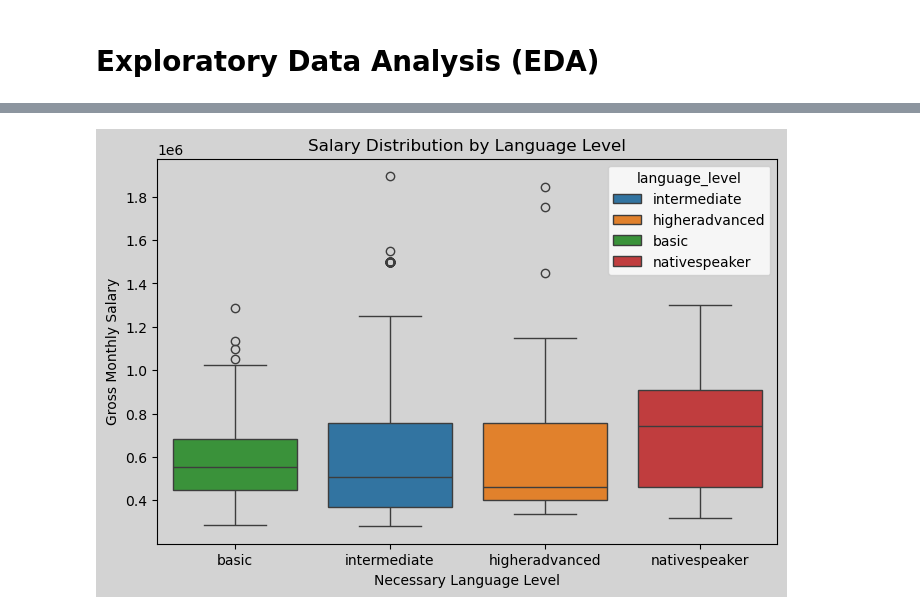
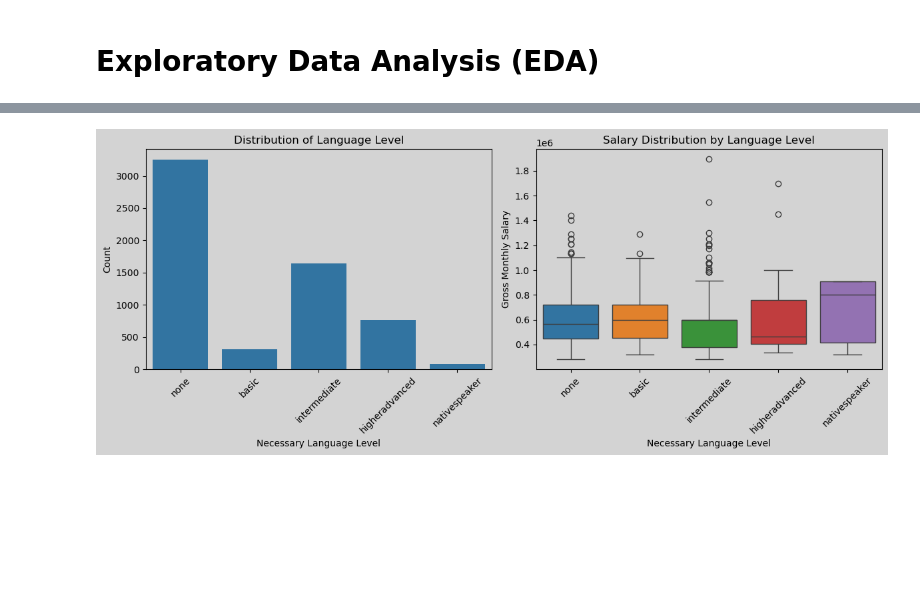
Before and after one commit to olahzsolt1974/Demo-Projects-Portfolio, a Jupyter notebook: HTML Web scraping/HTML Web scraping - Profession.hu.ipynb, the cells around one changed output, grey strips where cells are left out. Cells and saved outputs as stored; diff of their text form; code cells hidden in the pictures; blank space fills up the shorter version.

```diff
--- a/HTML Web scraping/HTML Web scraping - Profession.hu.ipynb
+++ b/HTML Web scraping/HTML Web scraping - Profession.hu.ipynb
@@ -241,2 +248,18 @@ df_jobs[["language_nationality", "language_level"]] = df_jobs[df_jobs["language_
+# %%
+# Filling null values in "gross_monthly_salary", "language_nationality" and "language_level" columns
+df_jobs[["language_nationality", "language_level"]] = df_jobs[["language_nationality", "language_level"]].fillna("none")
+# %%
+# We want to investigate only full-time employment type so we keep only that type
+df_jobs = df_jobs[df_jobs["employment_type"] == "full time"]
+# %%
+# "expected_experience" column has too long text values to display so we will shorten them
+df_jobs["expected_experience"] = df_jobs["expected_experience"].replace({
+    'professional experience is not required' : "not required",
+    'Career starter/freshly graduated' : "starter",
+    '1-3 years experience' : "1-3 years",
+    '3-5 years experience' : "3-5 years",
+    '5-10 years experience' : "5-10 years",
+    '>10 years experience' : "10+ years"
+})
 # %% [markdown]
 # Exploratory Data Analysis (EDA)
@@ -262,26 +266,48 @@ plt.show()
 # %%
-plt.figure(figsize=(8, 5), facecolor="lightgrey")
+# Create a figure with two subplots
+fig, axes = plt.subplots(1, 2, figsize=(12, 5), facecolor="lightgrey")
 
+order=["none", 'basic', 'intermediate', 'higheradvanced', 'nativespeaker']
+
+# First subplot: Countplot
+# (sns.histplot don't support ordering labels so we have to use sns.countplot)
+sns.countplot(
+    data=df_jobs,
+    x="language_level",
+    order=order,
+    ax=axes[0]
+)
+
+axes[0].set_facecolor("lightgrey")
+axes[0].set_xlabel("Necessary Language Level")
+axes[0].set_ylabel("Count")
+axes[0].set_title("Distribution of Language Level")
+axes[0].tick_params(axis='x', rotation=45)
+
+# Second subplot: Boxplot
 sns.boxplot(
     data=df_jobs,
     x="language_level",
-    order=['basic', 'intermediate', 'higheradvanced', 'nativespeaker'],
+    order=order,
     y="gross_monthly_salary",
-    hue="language_level"
+    hue="language_level",
+    ax=axes[1]
 )
+axes[1].set_facecolor("lightgrey")
+axes[1].set_xlabel("Necessary Language Level")
+axes[1].set_ylabel("Gross Monthly Salary")
+axes[1].set_title("Salary Distribution by Language Level")
+axes[1].tick_params(axis='x', rotation=45)
 
-ax = plt.gca()
-ax.set_facecolor("lightgrey")
+# Adjust layout
+plt.tight_layout()
 
-plt.xlabel("Necessary Language Level")
-plt.ylabel("Gross Monthly Salary")
-plt.title("Salary Distribution by Language Level")
-plt.show()
+# As we can see, most of the language skilled job need intermediate language level. The difference between the count of language levels is significant.
 
 # Basically we expected more clearly differences between the distributions,
 # but as we can see,intermediate and higheradvanced level share quite similar one,
 # and although basic and nativespeaker are more different, but not as much as we can expect.
 # This suggest that the salary doesn't as depend on the language level as depends on the
 # profession or the experience.
 # %% [output]
-[figure, old version]
+[figure, new version]
```
Also changed, not shown: parts of 4 cells of this notebook.
